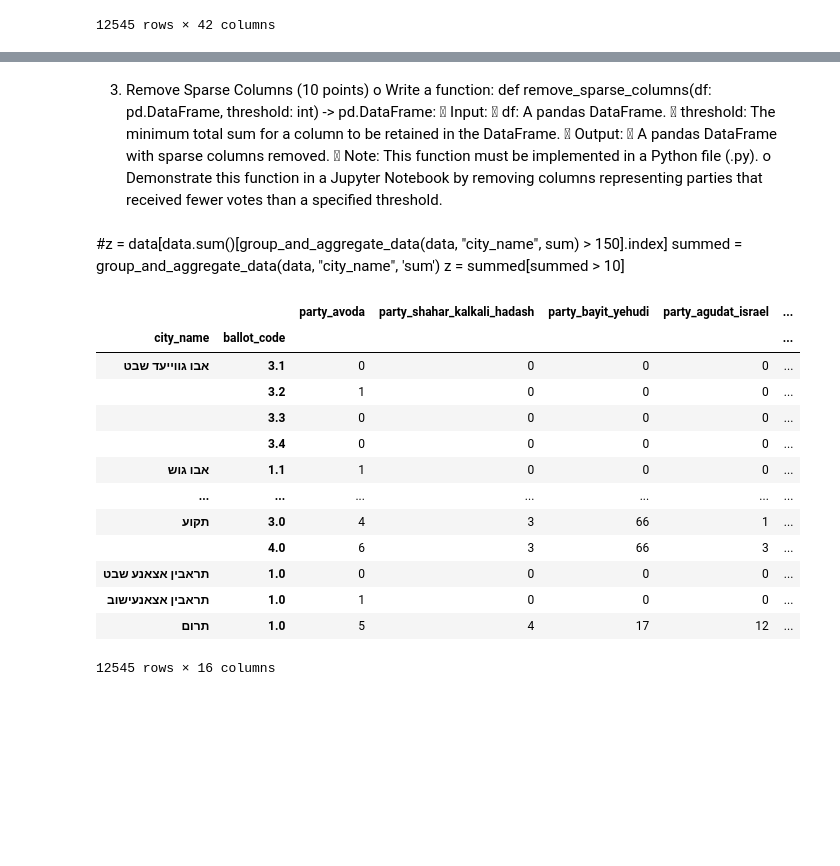
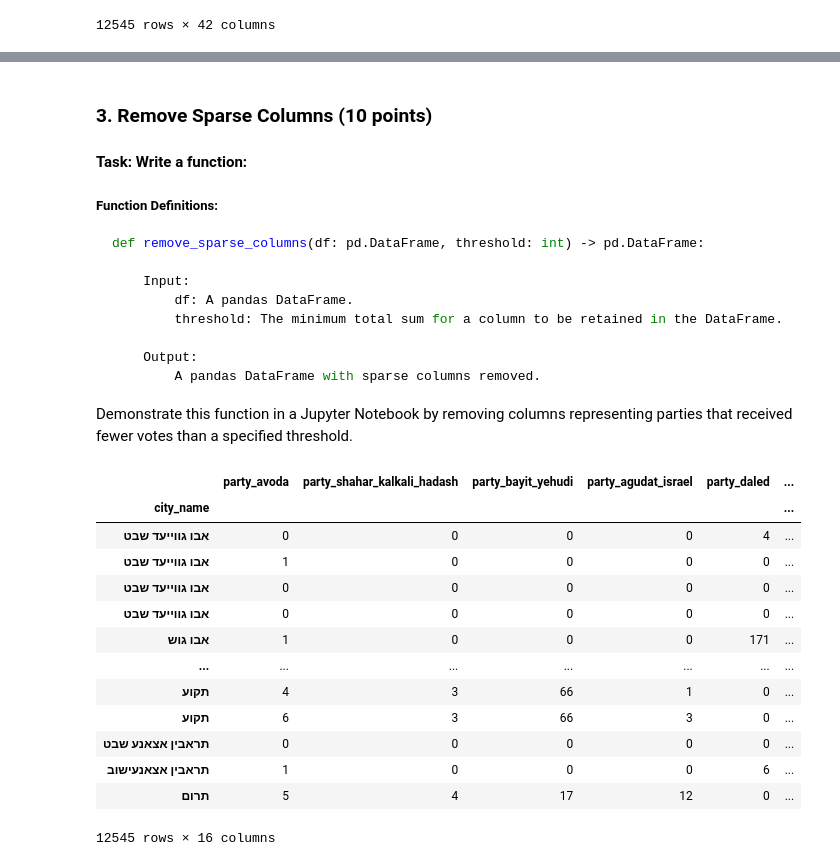
Before and after one commit to MichaelBabiy23/Dimensionality_Reduction, a Jupyter notebook: funcDemo.ipynb, the cells around one changed output, grey strips where cells are left out. Cells and saved outputs as stored; diff of their text form; code cells hidden in the pictures; blank space fills up the shorter version.

````diff
--- a/funcDemo.ipynb
+++ b/funcDemo.ipynb
@@ -17,7 +25,12 @@ def load_data(filepath: str) -> pd.DataFrame:
 
     # try to open and read Excel file
     try:
-        return pd.read_excel(filepath)
+        if filepath.endswith('.csv'):
+            return pd.read_csv(filepath)
+        elif filepath.endswith('.xlsx'):
+            return pd.read_excel(filepath)
+        else:
+            raise ValueError("Unsupported file format. Please provide a CSV or Excel file.")
     except Exception as e:
         print(f"Error loading file: {e}")
         return pd.DataFrame()
@@ -89,50 +105,51 @@ aggArr
 # %% [markdown]
-3.	Remove Sparse Columns (10 points)
-o	Write a function:
+### 3.	Remove Sparse Columns (10 points)
+
+#### Task: Write a function:
+
+##### Function Definitions:
+```python
 def remove_sparse_columns(df: pd.DataFrame, threshold: int) -> pd.DataFrame:
-	Input:
-	df: A pandas DataFrame.
-	threshold: The minimum total sum for a column to be retained in the DataFrame.
-	Output:
-	A pandas DataFrame with sparse columns removed.
-	Note: This function must be implemented in a Python file (.py).
-o	Demonstrate this function in a Jupyter Notebook by removing columns representing parties that received fewer votes than a specified threshold.
+
+    Input:
+        df: A pandas DataFrame.
+        threshold: The minimum total sum for a column to be retained in the DataFrame.
+
+    Output:
+        A pandas DataFrame with sparse columns removed.
+```
+Demonstrate this function in a Jupyter Notebook by removing columns representing parties that received fewer votes than a specified
+threshold.
-# %% [markdown]
-#z = data[data.sum()[group_and_aggregate_data(data, "city_name", sum) > 150].index]
-summed = group_and_aggregate_data(data, "city_name", 'sum')
-z = summed[summed > 10]
 # %%
 def remove_sparse_columns(df: pd.DataFrame, threshold: int) -> pd.DataFrame:
     """
     remove sparse columns from dataframe
     :param df: dataframe
     :param threshold: integer
     :return: dataframe
     """
-    # index the table by city name and ballot code
-    if 'ballot_code' in df.columns:
-        indexed_data = df.set_index(['city_name', 'ballot_code'])
-    else:
-        indexed_data = df.set_index(['city_name'])
     # calculate the sum of each column
-    column_totals = indexed_data.sum()
+    column_totals = df.sum()
 
-    return indexed_data[list(column_totals[column_totals > threshold].index)]
+    # keep only the columns that meet the condition
+    return df[list(column_totals[column_totals > threshold].index)]
 
-remove_sparse_columns(df= data, threshold=10000)
+
+filteredDataFrame = remove_sparse_columns(df=data.drop('ballot_code', axis=1).set_index('city_name'), threshold=10000)
+filteredDataFrame
 # %% [output]
-|  |  | party_avoda | party_shahar_kalkali_hadash | party_bayit_yehudi | party_agudat_israel | ... |
-| city_name | ballot_code |  |  |  |  | ... |
-| אבו גווייעד שבט | 3.1 | 0 | 0 | 0 | 0 | ... |
-|  | 3.2 | 1 | 0 | 0 | 0 | ... |
-|  | 3.3 | 0 | 0 | 0 | 0 | ... |
-|  | 3.4 | 0 | 0 | 0 | 0 | ... |
-| אבו גוש | 1.1 | 1 | 0 | 0 | 0 | ... |
+|  | party_avoda | party_shahar_kalkali_hadash | party_bayit_yehudi | party_agudat_israel | party_daled | ... |
+| city_name |  |  |  |  |  | ... |
+| אבו גווייעד שבט | 0 | 0 | 0 | 0 | 4 | ... |
+| אבו גווייעד שבט | 1 | 0 | 0 | 0 | 0 | ... |
+| אבו גווייעד שבט | 0 | 0 | 0 | 0 | 0 | ... |
+| אבו גווייעד שבט | 0 | 0 | 0 | 0 | 0 | ... |
+| אבו גוש | 1 | 0 | 0 | 0 | 171 | ... |
 | ... | ... | ... | ... | ... | ... | ... |
-| תקוע | 3.0 | 4 | 3 | 66 | 1 | ... |
-|  | 4.0 | 6 | 3 | 66 | 3 | ... |
-| תראבין אצאנע שבט | 1.0 | 0 | 0 | 0 | 0 | ... |
-| תראבין אצאנעישוב | 1.0 | 1 | 0 | 0 | 0 | ... |
-| תרום | 1.0 | 5 | 4 | 17 | 12 | ... |
+| תקוע | 4 | 3 | 66 | 1 | 0 | ... |
+| תקוע | 6 | 3 | 66 | 3 | 0 | ... |
+| תראבין אצאנע שבט | 0 | 0 | 0 | 0 | 0 | ... |
+| תראבין אצאנעישוב | 1 | 0 | 0 | 0 | 6 | ... |
+| תרום | 5 | 4 | 17 | 12 | 0 | ... |
 12545 rows × 16 columns
 # %% [markdown]
````
Also changed, not shown: parts of 14 cells of this notebook, 6 other files.
